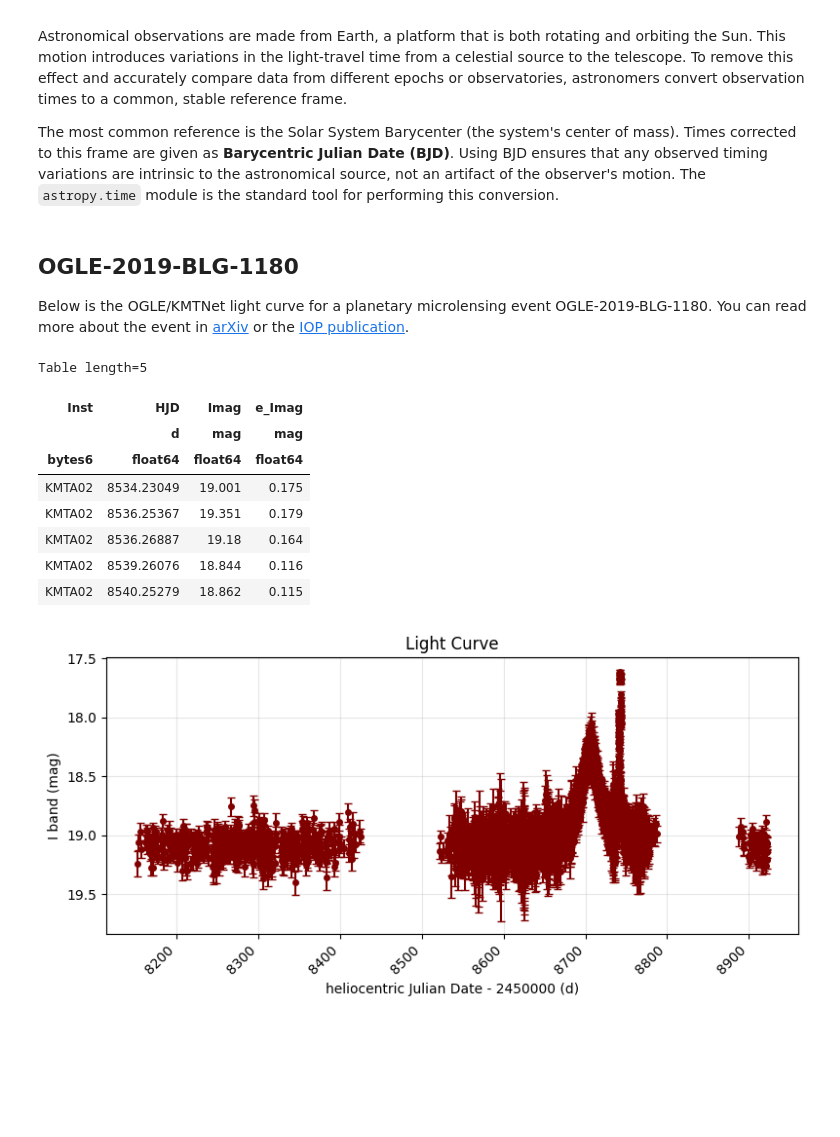
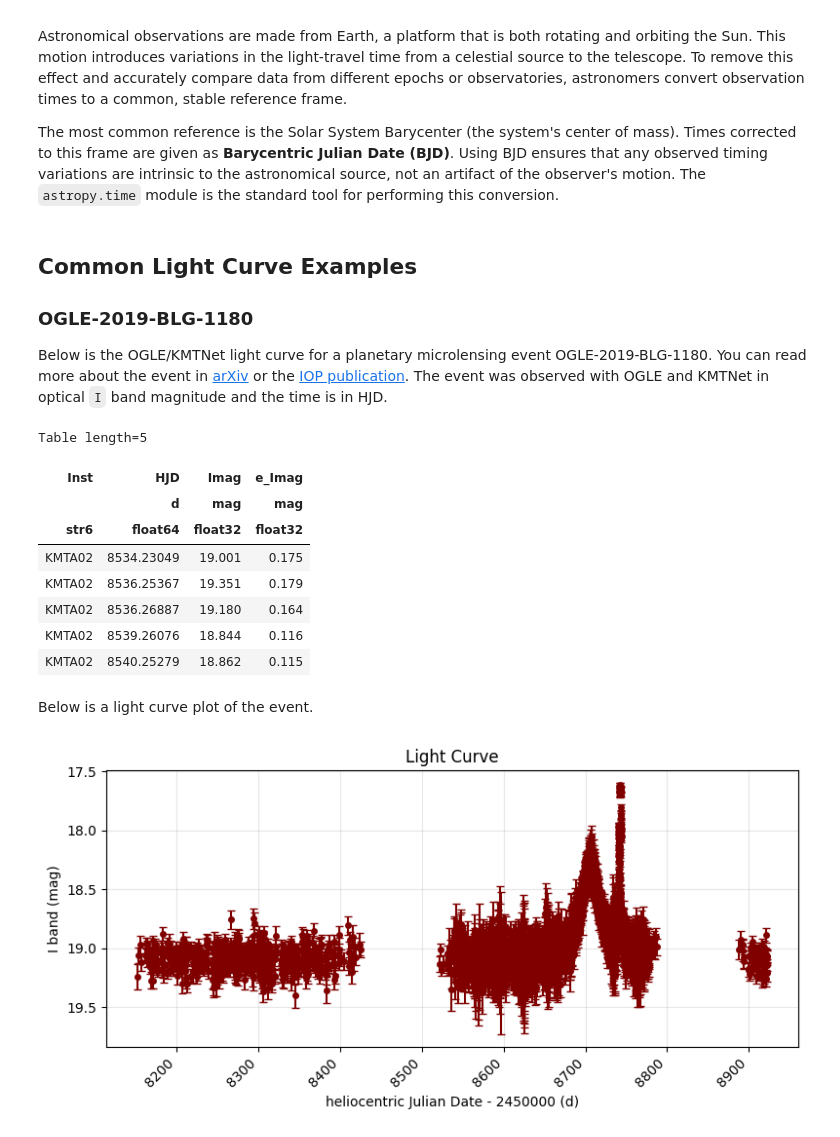
Before and after one commit to MrHope03/brics_astro, a Jupyter notebook: Week5/01_ts.ipynb, the cells around one changed output. Drawn from its saved outputs; the diff is of its cells as text; code cells hidden in the pictures; blank space fills up the shorter version.

```diff
--- a/Week5/01_ts.ipynb
+++ b/Week5/01_ts.ipynb
@@ -153,25 +153,34 @@ Astronomical observations are made from Earth, a platform that is both rotating
 
 The most common reference is the Solar System Barycenter (the system's center of mass). Times corrected to this frame are given as **Barycentric Julian Date (BJD)**. Using BJD ensures that any observed timing variations are intrinsic to the astronomical source, not an artifact of the observer's motion. The `astropy.time` module is the standard tool for performing this conversion.
 # %% [markdown]
-## OGLE-2019-BLG-1180
+## Common Light Curve Examples
 
-Below is the OGLE/KMTNet light curve for a planetary microlensing event OGLE-2019-BLG-1180. You can read more about the event in [arXiv](https://arxiv.org/abs/2312.01278) or the [IOP publication](https://iopscience.iop.org/article/10.3847/1538-3881/ad0723).
+### OGLE-2019-BLG-1180
+
+Below is the OGLE/KMTNet light curve for a planetary microlensing event OGLE-2019-BLG-1180. You can read more about the event in [arXiv](https://arxiv.org/abs/2312.01278) or the [IOP publication](https://iopscience.iop.org/article/10.3847/1538-3881/ad0723). The event was observed with OGLE and KMTNet in optical `I` band magnitude and the time is in HJD.
 # %%
 from astropy.table import Table
+from astroquery.vizier import Vizier
 
-ogle = Table.read("OGLE-2019-BLG-1180.fits")
+vizier = Vizier()
+
+vizier.ROW_LIMIT = -1
+ogle = vizier.get_catalogs("J/AJ/166/253/fig1")[0]
+
 
 ogle[:5]
 # %% [output]
 Table length=5
 | Inst | HJD | Imag | e_Imag |
 |  | d | mag | mag |
-| bytes6 | float64 | float64 | float64 |
+| str6 | float64 | float32 | float32 |
 | KMTA02 | 8534.23049 | 19.001 | 0.175 |
 | KMTA02 | 8536.25367 | 19.351 | 0.179 |
-| KMTA02 | 8536.26887 | 19.18 | 0.164 |
+| KMTA02 | 8536.26887 | 19.180 | 0.164 |
 | KMTA02 | 8539.26076 | 18.844 | 0.116 |
 | KMTA02 | 8540.25279 | 18.862 | 0.115 |
+# %% [markdown]
+Below is a light curve plot of the event.
 # %%
 jd_offset = 2450000
 times = Time(ogle['HJD'] + jd_offset, format='jd', scale='utc')
```
Also changed, not shown: parts of 8 cells of this notebook.
